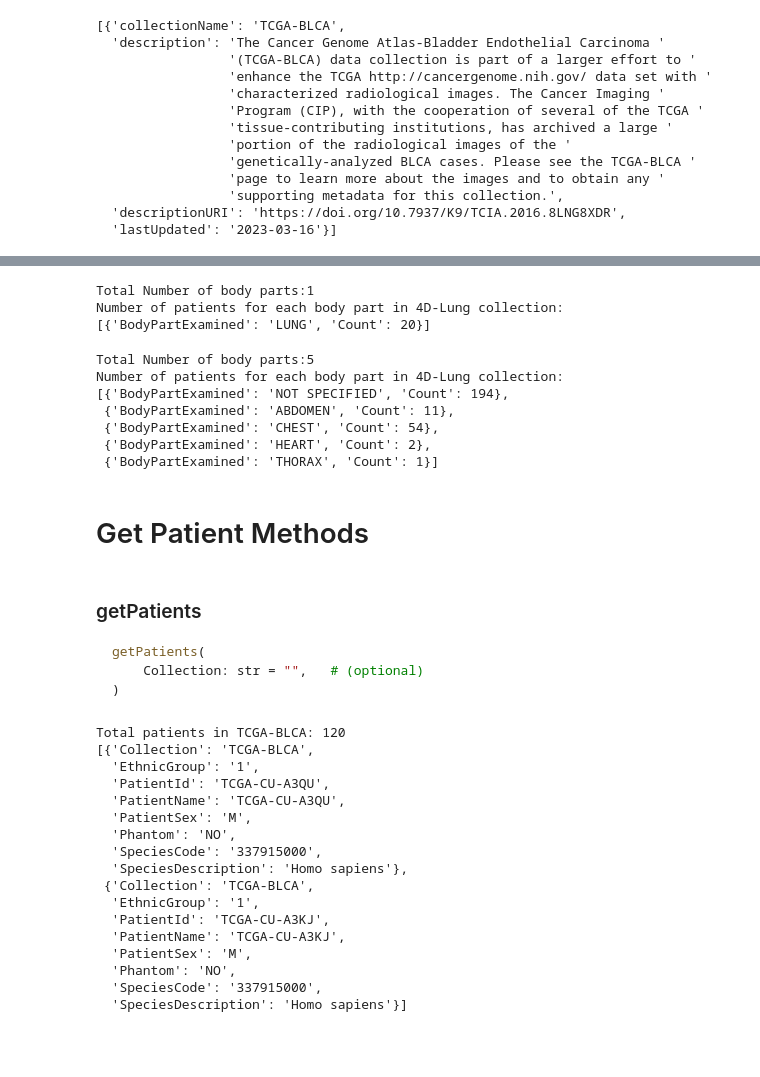
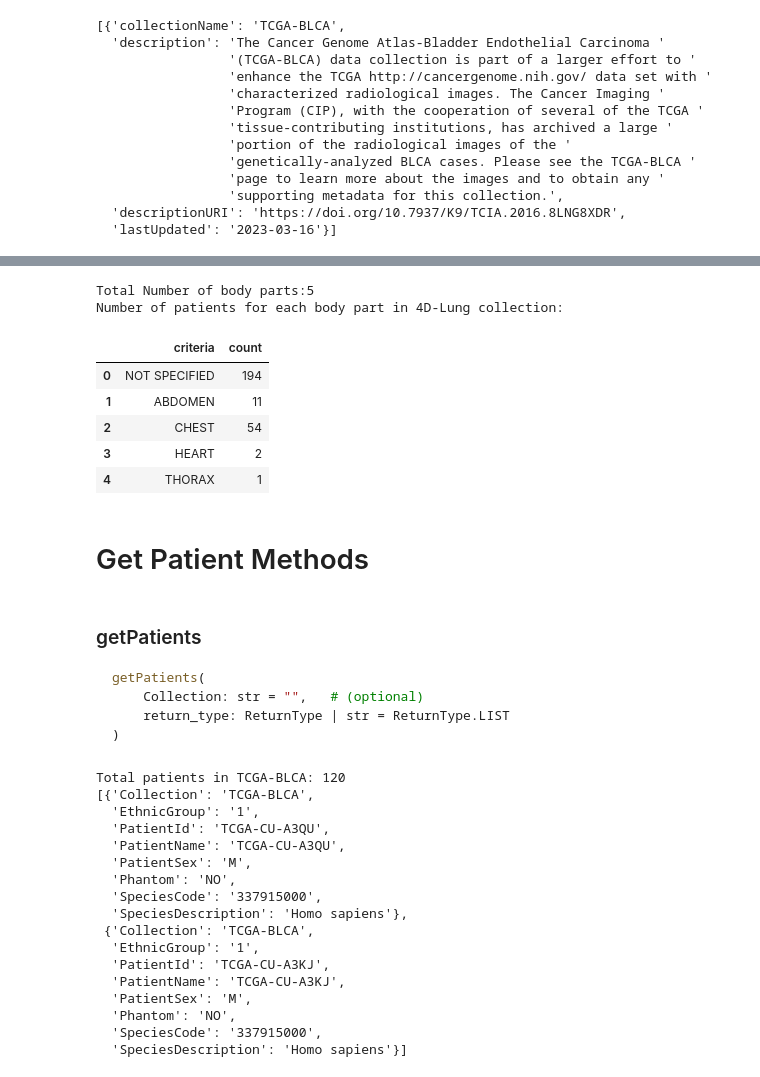
Before and after one commit to jjjermiah/nbia-toolkit, a Jupyter notebook: docs/Tutorial.ipynb, the cells around one changed output, grey strips where cells are left out. Saved outputs shown, nothing was run; the diff lists cells and outputs as text; code cells hidden in the pictures; blank space fills up the shorter version.

`````diff
--- a/docs/Tutorial.ipynb
+++ b/docs/Tutorial.ipynb
@@ -127,27 +208,18 @@ First 5 body parts:
 # %%
-bodypart_count = client.getBodyPartCounts(Collection = '4D-Lung')
+bodypart_count = client.getBodyPartCounts(Collection = 'NSCLC Radiogenomics', Modality='CT', return_type=ReturnType.DATAFRAME)
 print("Total Number of body parts:" + str(len(bodypart_count)))
 
 print("Number of patients for each body part in 4D-Lung collection:")
-pprint(bodypart_count)
+bodypart_count
 # %% [output]
-Total Number of body parts:1
+Total Number of body parts:5
 Number of patients for each body part in 4D-Lung collection:
-[{'BodyPartExamined': 'LUNG', 'Count': 20}]
+|  | criteria | count |
+| 0 | NOT SPECIFIED | 194 |
+| 1 | ABDOMEN | 11 |
+| 2 | CHEST | 54 |
+| 3 | HEART | 2 |
+| 4 | THORAX | 1 |
-# %%
-bodypart_count = client.getBodyPartCounts(Collection = 'NSCLC Radiogenomics', Modality='CT')
-print("Total Number of body parts:" + str(len(bodypart_count)))
-
-print("Number of patients for each body part in 4D-Lung collection:")
-pprint(bodypart_count)
-# %% [output]
-Total Number of body parts:5
-Number of patients for each body part in 4D-Lung collection:
-[{'BodyPartExamined': 'NOT SPECIFIED', 'Count': 194},
- {'BodyPartExamined': 'ABDOMEN', 'Count': 11},
- {'BodyPartExamined': 'CHEST', 'Count': 54},
- {'BodyPartExamined': 'HEART', 'Count': 2},
- {'BodyPartExamined': 'THORAX', 'Count': 1}]
 # %% [markdown]
 # Get Patient Methods
 # %% [markdown]
@@ -155,6 +227,7 @@ Number of patients for each body part in 4D-Lung collection:
 ``` python
 getPatients(
     Collection: str = "",   # (optional)
+    return_type: ReturnType | str = ReturnType.LIST
 )
 ````
 # %%
`````
Also changed, not shown: parts of 22 cells of this notebook.
